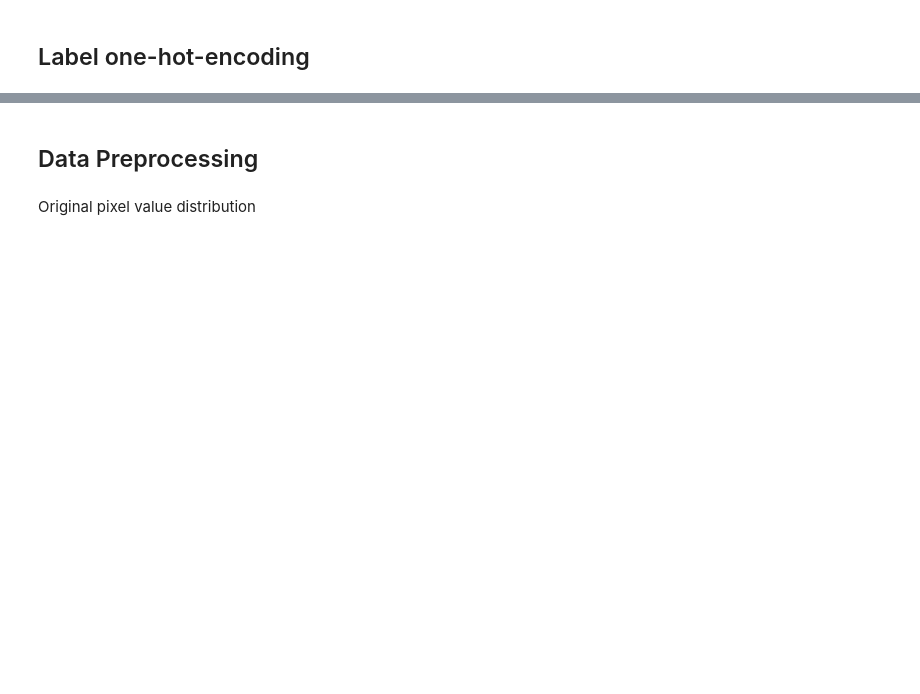
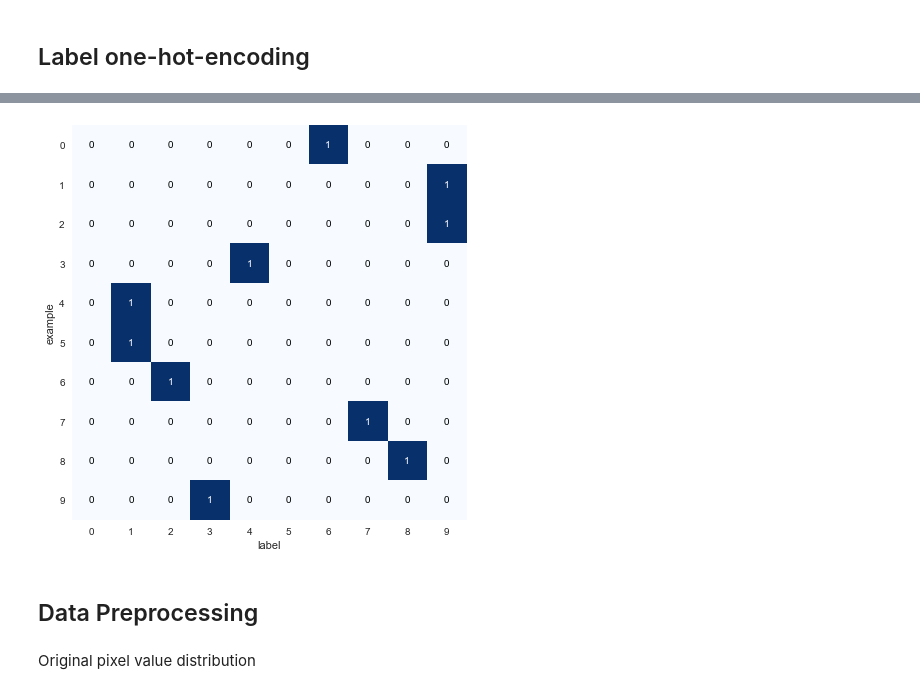
Before and after one commit to UltraBrightEducation/cifar10, a Jupyter notebook: notebooks/CIFAR10.ipynb, the cells around one changed output, grey strips where cells are left out. Drawn from its saved outputs; the diff is of its cells as text; code cells hidden in the pictures; blank space fills up the shorter version.

```diff
--- a/notebooks/CIFAR10.ipynb
+++ b/notebooks/CIFAR10.ipynb
@@ -89,18 +140,23 @@ print(y_train_one_hot[:10,:])
 # %%
 one_hot_plot = y_train_one_hot[:10,:].astype(int)
 fig, ax = plt.subplots(figsize=(6, 6))
 im = ax.imshow(one_hot_plot, interpolation='nearest', cmap="Blues")
+ax.grid(False)
 fmt = 'd'
 thresh = np.max(one_hot_plot) / 2
 for i in range(one_hot_plot.shape[0]):
     for j in range(one_hot_plot.shape[1]):
         ax.text(j, i, format(one_hot_plot[i, j], fmt),
                 ha="center", va="center",
                 color="white" if one_hot_plot[i, j] > thresh else "black")
+ax.set_xticks([x for x in range(len(label_list))])
+ax.set_yticks([i for i in range(one_hot_plot.shape[0])])
 fig.tight_layout()
 plt.xlabel("label")
 plt.ylabel("example")
 plt.show()
+# %% [output]
+[figure, added]
 # %% [markdown]
 ## Data Preprocessing
 # %% [markdown]
```
Also changed, not shown: parts of 12 cells of this notebook, 1 other file.
